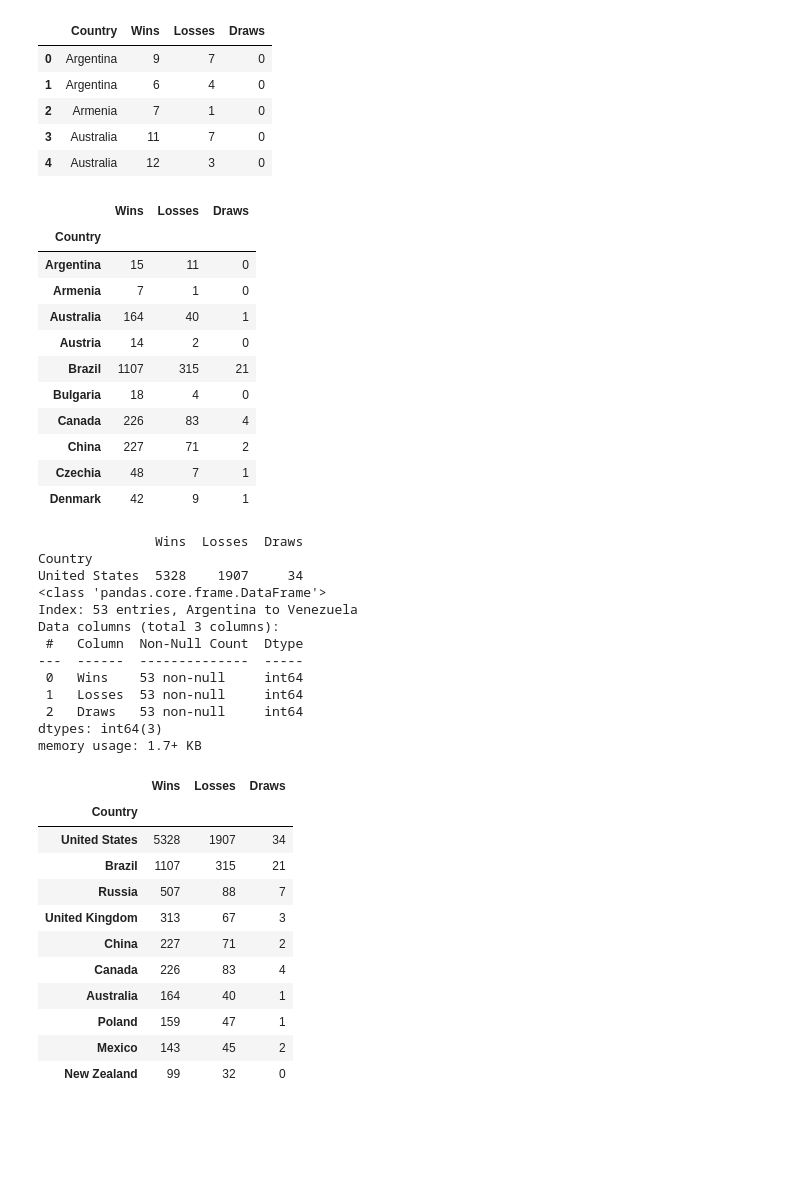
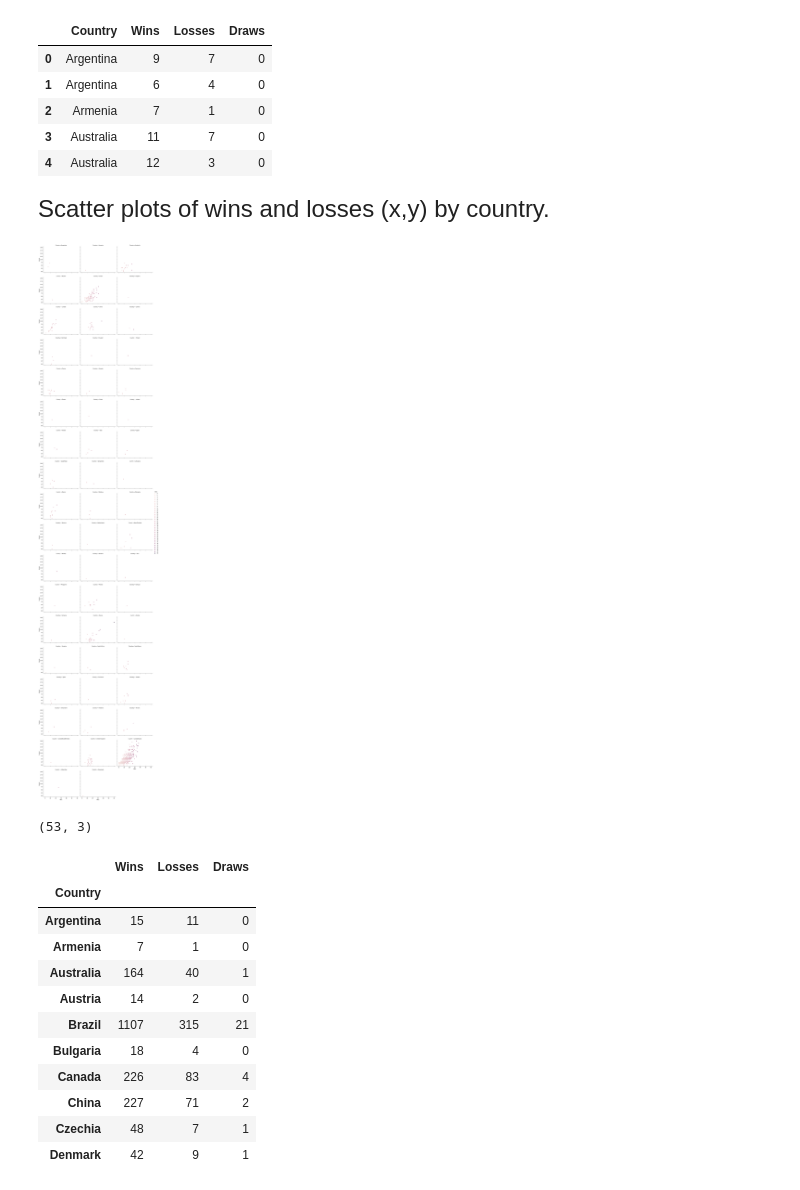
Before and after one commit to Vazquez-Michael-V/ufc_stats, a Jupyter notebook: ufc_charts.ipynb, the cells around one changed output. Cells and saved outputs as stored; diff of their text form; code cells hidden in the pictures; blank space fills up the shorter version.

Commit message:
Adding Relplot.

```diff
--- a/ufc_charts.ipynb
+++ b/ufc_charts.ipynb
@@ -90,10 +90,19 @@ df_fight_records.head(5)
 | 2 | Armenia | 7 | 1 | 0 |
 | 3 | Australia | 11 | 7 | 0 |
 | 4 | Australia | 12 | 3 | 0 |
+# %% [markdown]
+<font size="5">Scatter plots of wins and losses (x,y) by country.</font>
+# %%
+g = sns.relplot(data=df_fight_records, kind='scatter', height=4, aspect=1.25,
+           x='Wins', y='Losses', col='Country', col_wrap=3, hue='Wins', legend='full')
+# %% [output]
+[figure, added]
 # %%
 df_fight_records_count = df_fight_records.groupby(['Country'], as_index=True).sum()
+print(df_fight_records_count.shape)
 df_fight_records_count.head(10)
 # %% [output]
+(53, 3)
 |  | Wins | Losses | Draws |
 | Country |  |  |  |
 | Argentina | 15 | 11 | 0 |
@@ -106,36 +115,3 @@ df_fight_records_count.head(10)
 | China | 227 | 71 | 2 |
 | Czechia | 48 | 7 | 1 |
 | Denmark | 42 | 9 | 1 |
-# %%
-print(df_fight_records_count.query('Country == "United States"'))
-df_fight_records_count.info()
-# %% [output]
-               Wins  Losses  Draws
-Country
-United States  5328    1907     34
-<class 'pandas.core.frame.DataFrame'>
-Index: 53 entries, Argentina to Venezuela
-Data columns (total 3 columns):
- #   Column  Non-Null Count  Dtype
----  ------  --------------  -----
- 0   Wins    53 non-null     int64
- 1   Losses  53 non-null     int64
- 2   Draws   53 non-null     int64
-dtypes: int64(3)
-memory usage: 1.7+ KB
-# %%
-df_fight_records_count.sort_values(by=['Wins'], ascending=False, inplace=True)
-df_fight_records_count.head(10)
-# %% [output]
-|  | Wins | Losses | Draws |
-| Country |  |  |  |
-| United States | 5328 | 1907 | 34 |
-| Brazil | 1107 | 315 | 21 |
-| Russia | 507 | 88 | 7 |
-| United Kingdom | 313 | 67 | 3 |
-| China | 227 | 71 | 2 |
-| Canada | 226 | 83 | 4 |
-| Australia | 164 | 40 | 1 |
-| Poland | 159 | 47 | 1 |
-| Mexico | 143 | 45 | 2 |
-| New Zealand | 99 | 32 | 0 |
```
Also changed, not shown: parts of 9 cells of this notebook.
